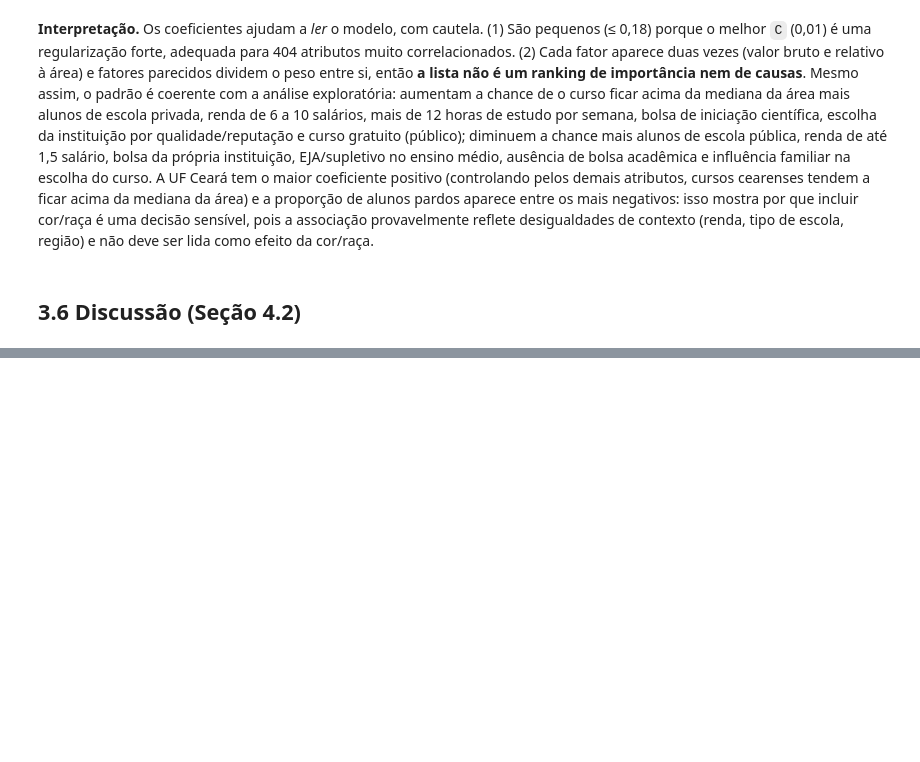
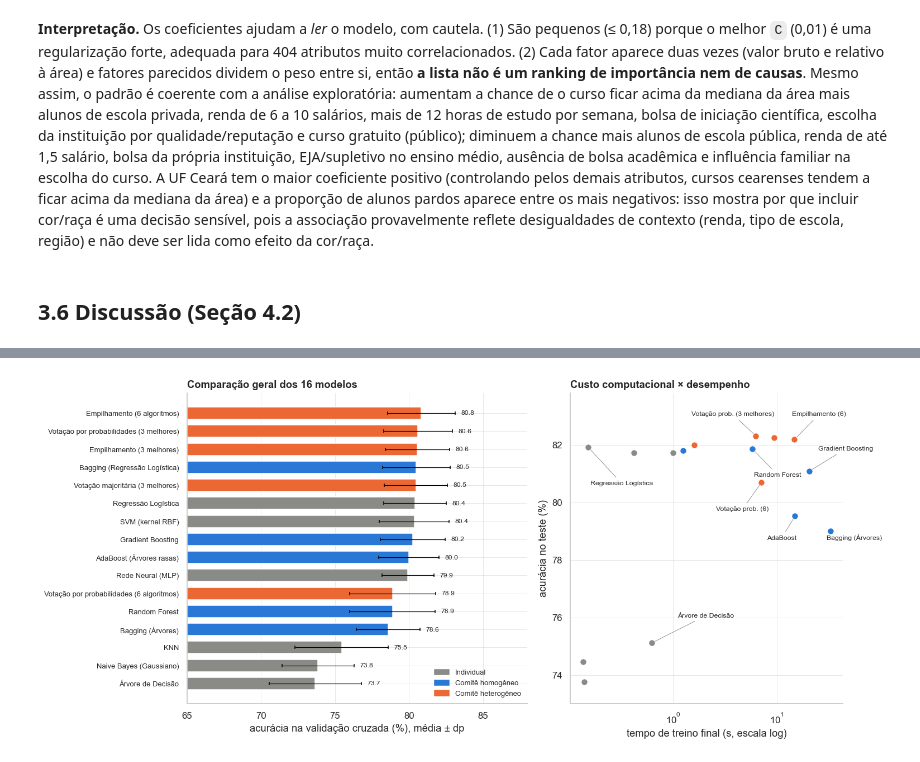
Before and after one commit to NicolasSimoes/cienciasdedados, a Jupyter notebook: cienciadados/ENADE2023/ENADE2023_Sprints_1_2_3.ipynb, the cells around one changed output, grey strips where cells are left out. Cells and saved outputs as stored; diff of their text form; code cells hidden in the pictures; blank space fills up the shorter version.

```diff
--- a/cienciadados/ENADE2023/ENADE2023_Sprints_1_2_3.ipynb
+++ b/cienciadados/ENADE2023/ENADE2023_Sprints_1_2_3.ipynb
@@ -1370,0 +1826,21 @@ print(f"{len(imp)} atributos transformados | {int((imp['coeficiente'].abs() < 1e
+# %%
+GRUPO = {**{n: "Individual" for n in val.index}, **{n: "Comitê homogêneo" for n in val_h.index}, **{n: "Comitê heterogêneo" for n in val_x.index}}
+V, T = pd.concat([val, val_h, val_x]), pd.concat([tes, tes_h, tes_x])
+tempo_treino = pd.concat([pd.Series({n: g_.refit_time_ for n, g_ in buscas.items()}), hps_h["tempo de treino final (s)"], hps_x["tempo de treino final (s)"]])
+geral = pd.DataFrame({"grupo": pd.Series(GRUPO), "acurácia (validação)": V["accuracy"] * 100, "± dp": V["accuracy_dp"] * 100, "F1 macro (validação)": V["f1_macro"] * 100,
+                      "AUC (validação)": V["roc_auc"] * 100, "acurácia (teste)": T["accuracy"] * 100, "F1 macro (teste)": T["f1_macro"] * 100, "AUC (teste)": T["roc_auc"] * 100,
+                      "tempo de treino (s)": tempo_treino})
+geral = geral.drop(index="Baseline (classe mais frequente)").sort_values("acurácia (validação)", ascending=False)
+geral.index.name = "algoritmo"
+display(geral.style.format({c: "{:.1f}" for c in geral.columns if c not in ("grupo", "tempo de treino (s)")} | {"tempo de treino (s)": "{:.1f}"}, na_rep="—")
+        .background_gradient(cmap=sns.light_palette(AZUL, as_cmap=True), subset=["acurácia (validação)", "acurácia (teste)"], vmin=70, vmax=85))
+
+melhor_grupo = geral.groupby("grupo").agg(melhor_acuracia_validacao=("acurácia (validação)", "max"), media_acuracia_validacao=("acurácia (validação)", "mean"),
+                                           melhor_acuracia_teste=("acurácia (teste)", "max"), tempo_medio_s=("tempo de treino (s)", "mean"))
+display(Markdown("**Resumo por grupo (acurácia em %, tempo em segundos)**")); display(melhor_grupo.style.format("{:.1f}"))
+ep = np.sqrt(0.82 * 0.18 / len(y_te)) * 100
+print(f"Erro-padrão da acurácia no teste (n = {len(y_te):,} cursos, acurácia ≈ 82%): ≈ {ep:.1f} p.p. -> diferenças menores que ≈ {2*ep:.0f} p.p. no teste não devem ser tratadas como melhora real.")
+
+# arquivos de resultados da Sprint 4
+pd.concat([val_h, val_x]).to_csv("resultados/comites_metricas_validacao_cruzada.csv"); pd.concat([tes_h, tes_x]).to_csv("resultados/comites_metricas_teste.csv")
+pd.concat([hps_h, hps_x]).to_csv("resultados/comites_hiperparametros_e_tempos.csv"); geral.to_csv("resultados/comparacao_geral.csv")
@@ -1370,0 +1873,24 @@ print(f"{len(imp)} atributos transformados | {int((imp['coeficiente'].abs() < 1e
+# %%
+COR_G = {"Individual": CINZA, "Comitê homogêneo": AZUL, "Comitê heterogêneo": LARANJA}
+ordem_g = geral.sort_values("acurácia (validação)").index
+fig, axes = plt.subplots(1, 2, figsize=(14, 6.2), gridspec_kw={"width_ratios": [1.25, 1]})
+ax = axes[0]
+yp = np.arange(len(ordem_g))
+ax.barh(yp, geral.loc[ordem_g, "acurácia (validação)"], xerr=geral.loc[ordem_g, "± dp"], color=[COR_G[geral.loc[a, "grupo"]] for a in ordem_g], height=0.68, error_kw=dict(lw=0.8, capsize=2))
+for k, a in enumerate(ordem_g): ax.text(geral.loc[a, "acurácia (validação)"] + geral.loc[a, "± dp"] + 0.4, k, f"{geral.loc[a, 'acurácia (validação)']:.1f}", va="center", fontsize=8)
+ax.set_yticks(yp); ax.set_yticklabels(ordem_g, fontsize=8.5); ax.set_xlim(65, 88); ax.set_xlabel("acurácia na validação cruzada (%), média ± dp"); ax.set_title(f"Comparação geral dos {len(geral)} modelos")
+ax.legend(handles=[Patch(color=c, label=g) for g, c in COR_G.items()], loc="lower right", fontsize=8.5)
+ax = axes[1]
+for g, c in COR_G.items():
+    d = geral[geral["grupo"] == g]; ax.scatter(d["tempo de treino (s)"], d["acurácia (teste)"], s=55, color=c, label=g, edgecolor="white", linewidth=0.6, zorder=3)
+# rótulos curtos, só dos modelos mais relevantes (posição do texto em coordenadas do gráfico: x = segundos, y = acurácia)
+ROT = {"Regressão Logística": ("Regressão Logística", 0.16, 80.6), "Votação por probabilidades (3 melhores)": ("Votação prob. (3 melhores)", 1.5, 83.0),
+       "Empilhamento (6 algoritmos)": ("Empilhamento (6)", 14, 83.0), "Random Forest": ("Random Forest", 6, 80.9), "Gradient Boosting": ("Gradient Boosting", 25, 81.8),
+       "Bagging (Árvores)": ("Bagging (Árvores)", 30, 78.7), "AdaBoost (Árvores rasas)": ("AdaBoost", 8, 78.7), "Árvore de Decisão": ("Árvore de Decisão", 1.1, 76.0),
+       "Votação por probabilidades (6 algoritmos)": ("Votação prob. (6)", 2.6, 79.7)}
+for a, (txt_, xt, yt) in ROT.items():
+    ax.annotate(txt_, xy=(geral.loc[a, "tempo de treino (s)"], geral.loc[a, "acurácia (teste)"]), xytext=(xt, yt), fontsize=8, arrowprops=dict(arrowstyle="-", color=CINZA, lw=0.6), zorder=2)
+ax.set_xscale("log"); ax.set_ylim(73, 83.8); ax.set_xlabel("tempo de treino final (s, escala log)"); ax.set_ylabel("acurácia no teste (%)"); ax.set_title("Custo computacional × desempenho")
+plt.tight_layout(); salvar("23_comparacao_geral.png")
+# %% [output]
+[figure, added]
```
Also changed, not shown: parts of 35 cells of this notebook, 9 other files.
